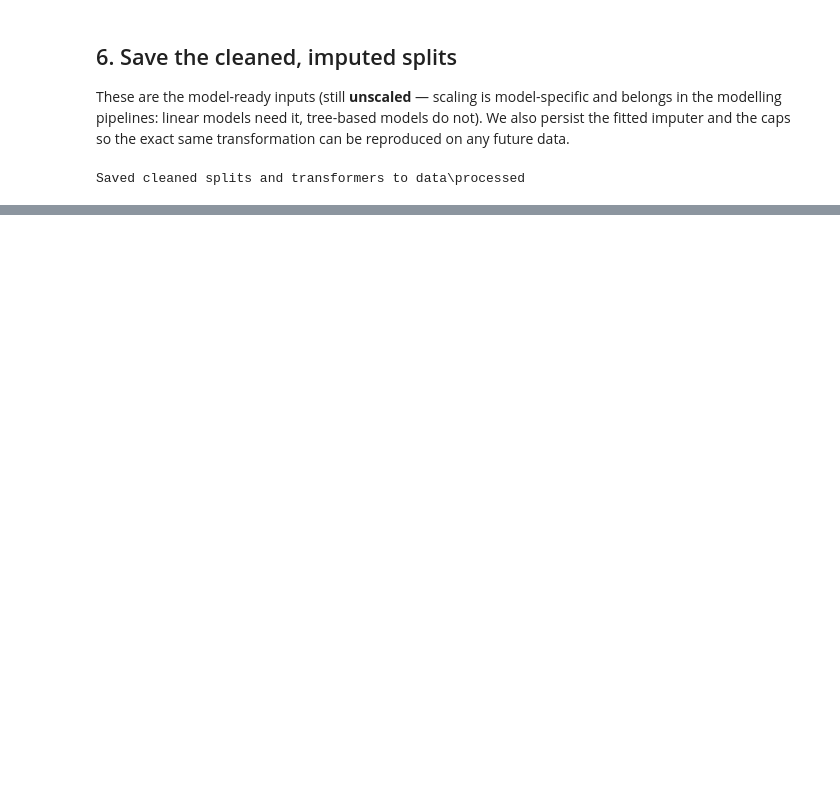
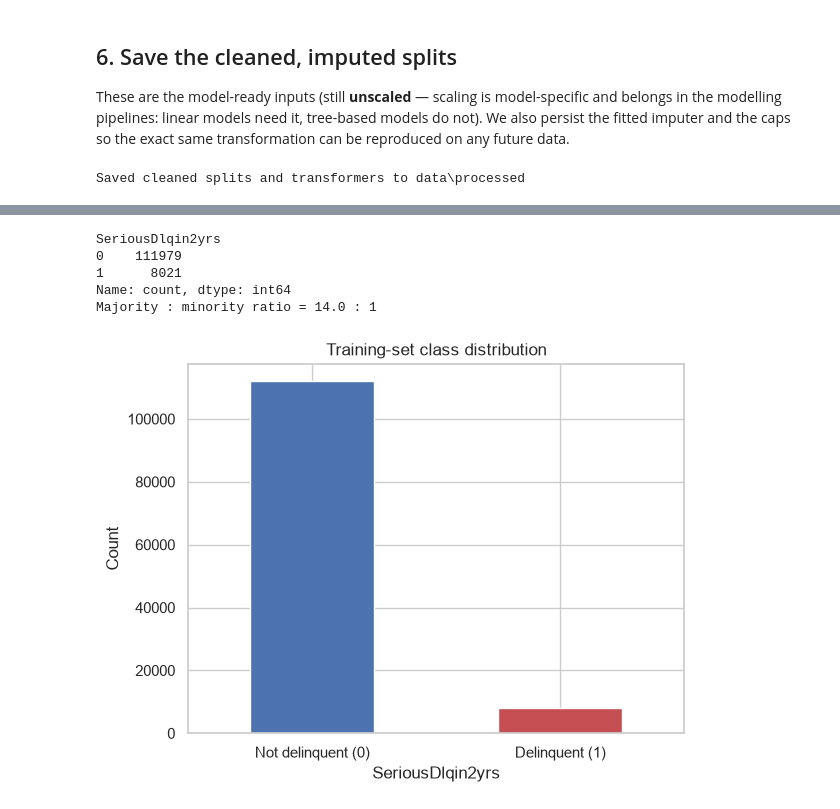
Before and after one commit to stivanpashaliev/credit-risk-assessment, a Jupyter notebook: notebooks/02_preprocessing.ipynb, the cells around one changed output, grey strips where cells are left out. Drawn from its saved outputs; the diff is of its cells as text; code cells hidden in the pictures; blank space fills up the shorter version.

```diff
--- a/notebooks/02_preprocessing.ipynb
+++ b/notebooks/02_preprocessing.ipynb
@@ -234,0 +250,18 @@ Saved cleaned splits and transformers to data\processed
+# %%
+counts = y_train.value_counts().sort_index()
+ratio = counts[0] / counts[1]
+print(counts)
+print(f"Majority : minority ratio = {ratio:.1f} : 1")
+
+counts.plot(kind="bar", color=["#4C72B0", "#C44E52"])
+plt.xticks([0, 1], ["Not delinquent (0)", "Delinquent (1)"], rotation=0)
+plt.ylabel("Count")
+plt.title("Training-set class distribution")
+plt.show()
+# %% [output]
+SeriousDlqin2yrs
+0    111979
+1      8021
+Name: count, dtype: int64
+Majority : minority ratio = 14.0 : 1
+[figure, added]
```
Also changed, not shown: parts of 7 cells of this notebook.
